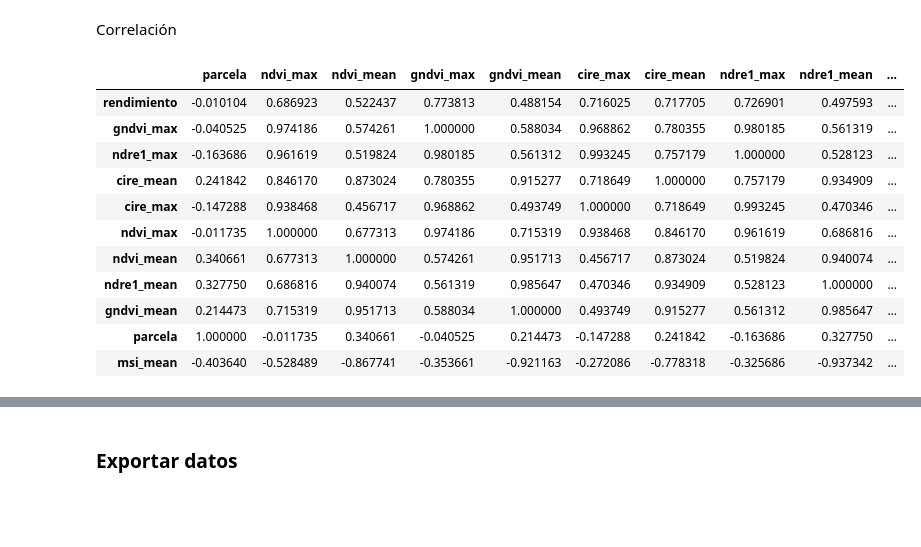
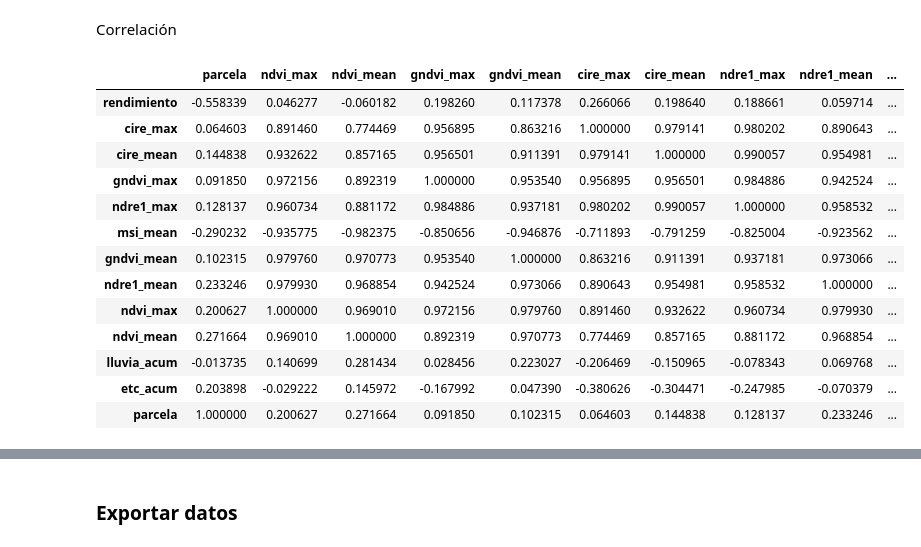
Before and after one commit to VivaldoGP/Tesis, a Jupyter notebook: data_analysis/notebooks/01_corr_data.ipynb, the cells around one changed output, grey strips where cells are left out. Cells and saved outputs as stored; diff of their text form; code cells hidden in the pictures; blank space fills up the shorter version.

```diff
--- a/data_analysis/notebooks/01_corr_data.ipynb
+++ b/data_analysis/notebooks/01_corr_data.ipynb
@@ -380,20 +371,22 @@ z23_r.drop(z23_r[z23_r['parcela'] == 16].index, inplace=True)
 # %% [markdown]
 Correlación
 # %%
-z23_r.corr().sort_values(by='rendimiento', ascending=False)
+z23_m.corr().sort_values(by='rendimiento', ascending=False)
 # %% [output]
 |  | parcela | ndvi_max | ndvi_mean | gndvi_max | gndvi_mean | cire_max | cire_mean | ndre1_max | ndre1_mean | ... |
-| rendimiento | -0.010104 | 0.686923 | 0.522437 | 0.773813 | 0.488154 | 0.716025 | 0.717705 | 0.726901 | 0.497593 | ... |
-| gndvi_max | -0.040525 | 0.974186 | 0.574261 | 1.000000 | 0.588034 | 0.968862 | 0.780355 | 0.980185 | 0.561319 | ... |
-| ndre1_max | -0.163686 | 0.961619 | 0.519824 | 0.980185 | 0.561312 | 0.993245 | 0.757179 | 1.000000 | 0.528123 | ... |
-| cire_mean | 0.241842 | 0.846170 | 0.873024 | 0.780355 | 0.915277 | 0.718649 | 1.000000 | 0.757179 | 0.934909 | ... |
-| cire_max | -0.147288 | 0.938468 | 0.456717 | 0.968862 | 0.493749 | 1.000000 | 0.718649 | 0.993245 | 0.470346 | ... |
-| ndvi_max | -0.011735 | 1.000000 | 0.677313 | 0.974186 | 0.715319 | 0.938468 | 0.846170 | 0.961619 | 0.686816 | ... |
-| ndvi_mean | 0.340661 | 0.677313 | 1.000000 | 0.574261 | 0.951713 | 0.456717 | 0.873024 | 0.519824 | 0.940074 | ... |
-| ndre1_mean | 0.327750 | 0.686816 | 0.940074 | 0.561319 | 0.985647 | 0.470346 | 0.934909 | 0.528123 | 1.000000 | ... |
-| gndvi_mean | 0.214473 | 0.715319 | 0.951713 | 0.588034 | 1.000000 | 0.493749 | 0.915277 | 0.561312 | 0.985647 | ... |
-| parcela | 1.000000 | -0.011735 | 0.340661 | -0.040525 | 0.214473 | -0.147288 | 0.241842 | -0.163686 | 0.327750 | ... |
-| msi_mean | -0.403640 | -0.528489 | -0.867741 | -0.353661 | -0.921163 | -0.272086 | -0.778318 | -0.325686 | -0.937342 | ... |
+| rendimiento | -0.558339 | 0.046277 | -0.060182 | 0.198260 | 0.117378 | 0.266066 | 0.198640 | 0.188661 | 0.059714 | ... |
+| cire_max | 0.064603 | 0.891460 | 0.774469 | 0.956895 | 0.863216 | 1.000000 | 0.979141 | 0.980202 | 0.890643 | ... |
+| cire_mean | 0.144838 | 0.932622 | 0.857165 | 0.956501 | 0.911391 | 0.979141 | 1.000000 | 0.990057 | 0.954981 | ... |
+| gndvi_max | 0.091850 | 0.972156 | 0.892319 | 1.000000 | 0.953540 | 0.956895 | 0.956501 | 0.984886 | 0.942524 | ... |
+| ndre1_max | 0.128137 | 0.960734 | 0.881172 | 0.984886 | 0.937181 | 0.980202 | 0.990057 | 1.000000 | 0.958532 | ... |
+| msi_mean | -0.290232 | -0.935775 | -0.982375 | -0.850656 | -0.946876 | -0.711893 | -0.791259 | -0.825004 | -0.923562 | ... |
+| gndvi_mean | 0.102315 | 0.979760 | 0.970773 | 0.953540 | 1.000000 | 0.863216 | 0.911391 | 0.937181 | 0.973066 | ... |
+| ndre1_mean | 0.233246 | 0.979930 | 0.968854 | 0.942524 | 0.973066 | 0.890643 | 0.954981 | 0.958532 | 1.000000 | ... |
+| ndvi_max | 0.200627 | 1.000000 | 0.969010 | 0.972156 | 0.979760 | 0.891460 | 0.932622 | 0.960734 | 0.979930 | ... |
+| ndvi_mean | 0.271664 | 0.969010 | 1.000000 | 0.892319 | 0.970773 | 0.774469 | 0.857165 | 0.881172 | 0.968854 | ... |
+| lluvia_acum | -0.013735 | 0.140699 | 0.281434 | 0.028456 | 0.223027 | -0.206469 | -0.150965 | -0.078343 | 0.069768 | ... |
+| etc_acum | 0.203898 | -0.029222 | 0.145972 | -0.167992 | 0.047390 | -0.380626 | -0.304471 | -0.247985 | -0.070379 | ... |
+| parcela | 1.000000 | 0.200627 | 0.271664 | 0.091850 | 0.102315 | 0.064603 | 0.144838 | 0.128137 | 0.233246 | ... |
 # %%
 zafras_r = pd.concat([z21_r, z22_r, z23_r])
 zafras_m = pd.concat([z21_m, z22_m, z23_m])
```
Also changed, not shown: parts of 7 cells of this notebook, 1 other file.
